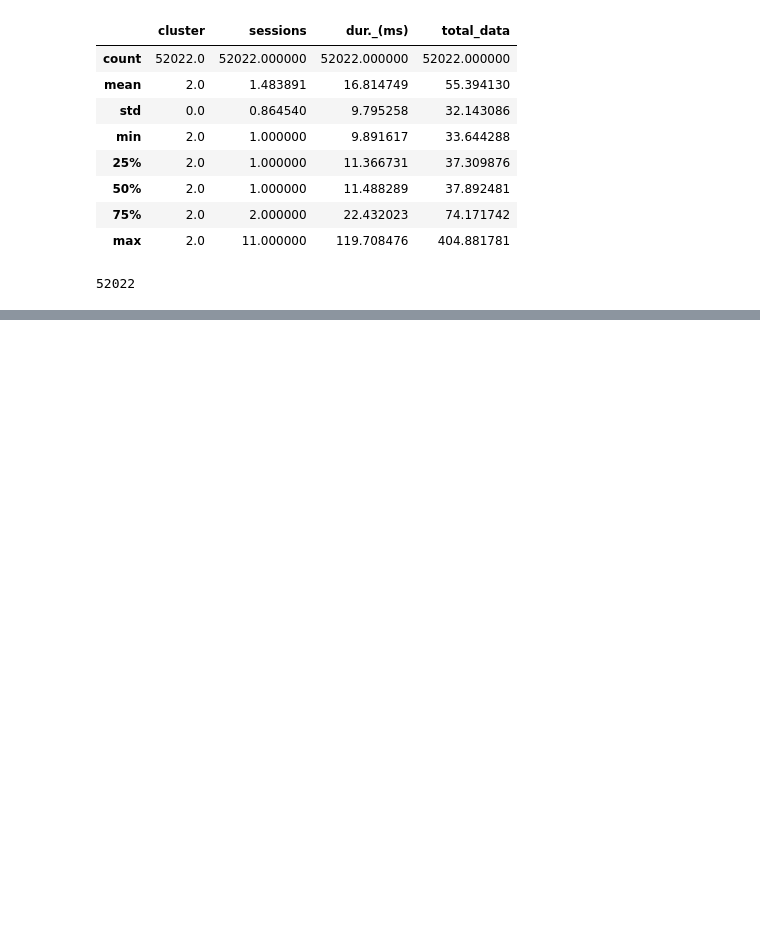
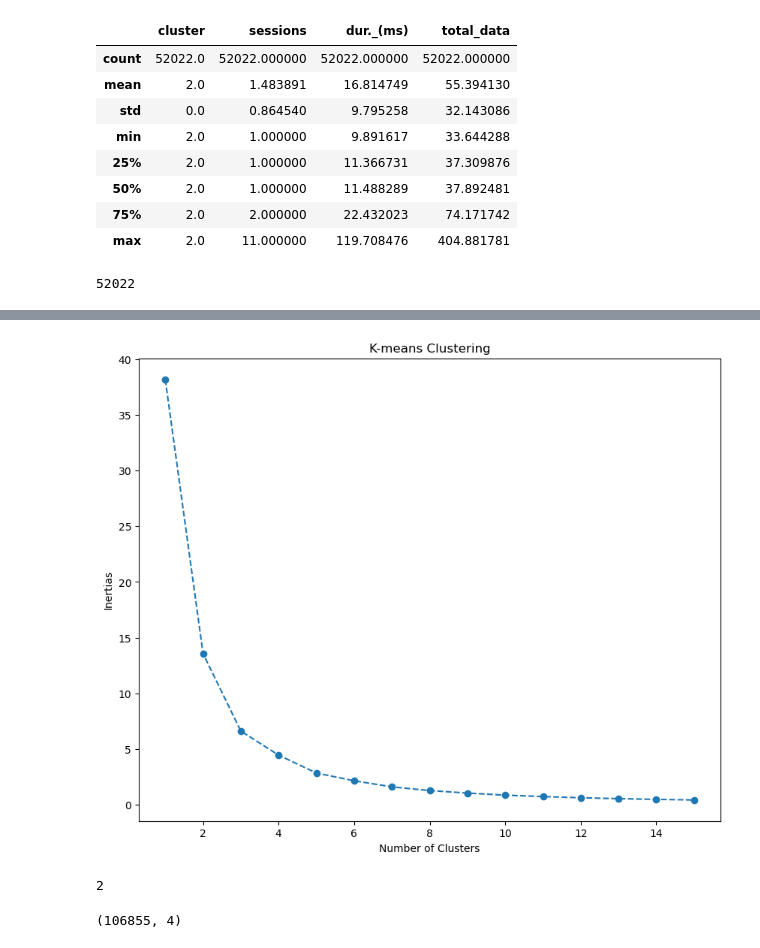
Before and after one commit to Basi10/Telecom-Data-Analysis, a Jupyter notebook: notebooks/user-engagement.ipynb, the cells around one changed output, grey strips where cells are left out. Cells and saved outputs as stored; diff of their text form; code cells hidden in the pictures; blank space fills up the shorter version.

```diff
--- a/notebooks/user-engagement.ipynb
+++ b/notebooks/user-engagement.ipynb
@@ -241,0 +345,25 @@ TypeError: object of type 'builtin_function_or_method' has no len()
+# %%
+inertias = []
+for i in range(1,16):
+    kmeans = KMeans(n_clusters = i, init = 'k-means++', random_state = 42)
+    kmeans.fit(normalized_user_data)
+    inertias.append(kmeans.inertia_)
+# %%
+# Plotting the cluster size vs. inertia graph to find the optimal cluster
+plt.figure(figsize = (10,8))
+plt.plot(range(1, 16), inertias, marker = 'o', linestyle = '--')
+plt.xlabel('Number of Clusters')
+plt.ylabel('Inertias')
+plt.title('K-means Clustering')
+plt.show()
+# %% [output]
+[figure, added]
+# %%
+kl = KneeLocator(range(0, 15), inertias, curve="convex", direction="decreasing")
+kl.elbow
+# %% [output]
+2
+# %%
+u_eng.shape
+# %% [output]
+(106855, 4)
```
Also changed, not shown: parts of 17 cells of this notebook.
